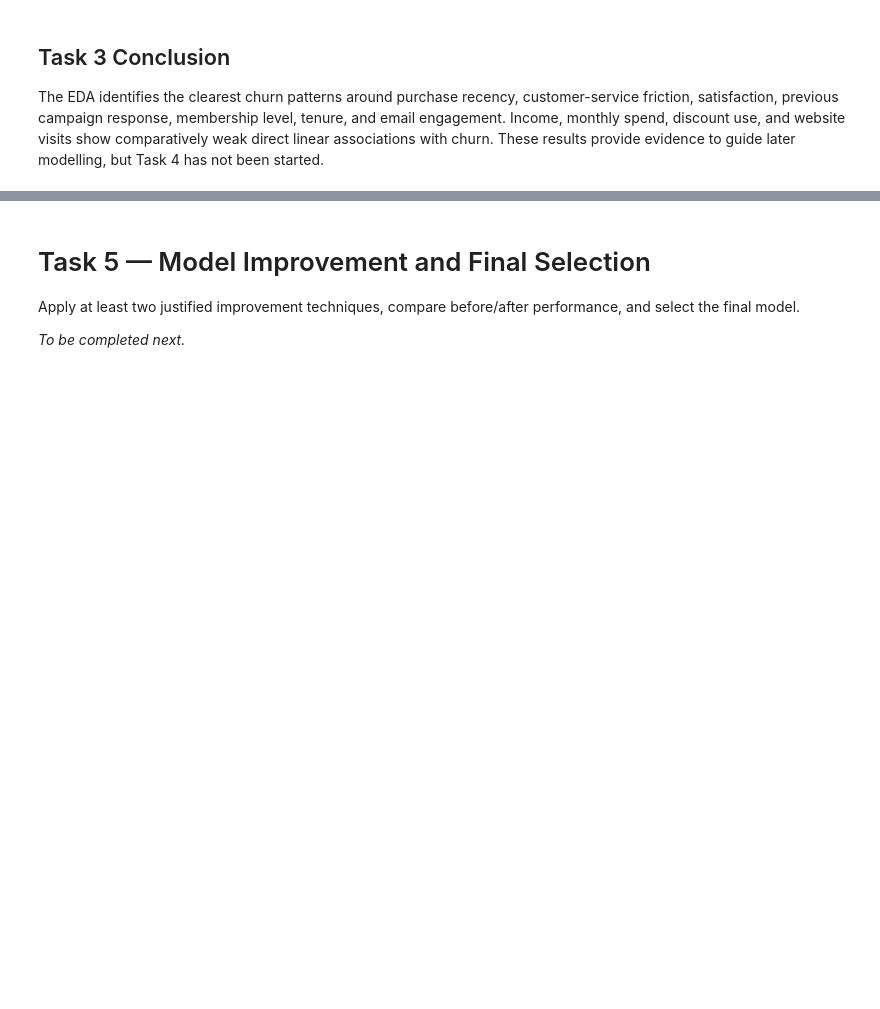
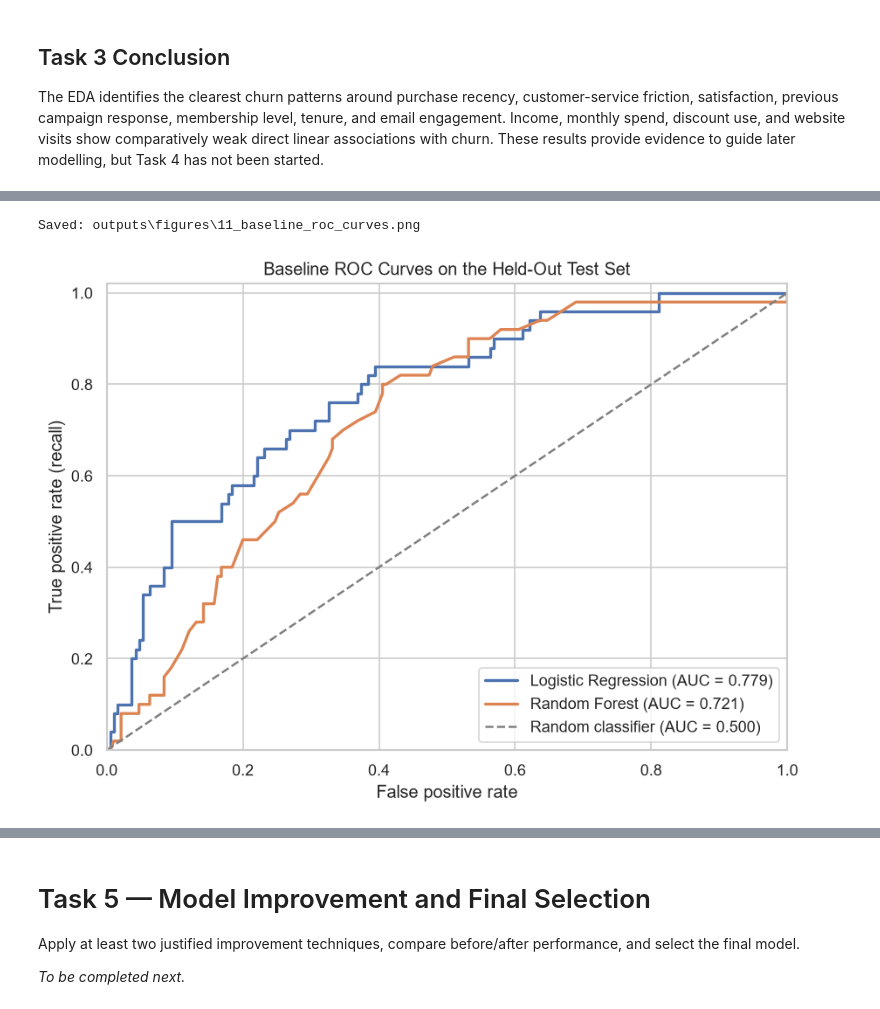
Before and after one commit to HaneenDahbour/novamart-customer-retention, a Jupyter notebook: NovaMart_Final_Project.ipynb, the cells around one changed output, grey strips where cells are left out. Drawn from its saved outputs; the diff is of its cells as text; code cells hidden in the pictures; blank space fills up the shorter version.

```diff
--- a/NovaMart_Final_Project.ipynb
+++ b/NovaMart_Final_Project.ipynb
@@ -1080,0 +1326,19 @@ Build and compare at least two binary classification models using a held-out tes
+# %%
+fig, ax = plt.subplots(figsize=(7.5, 5.5))
+for model_name, probabilities in test_probabilities.items():
+    false_positive_rate, true_positive_rate, _ = roc_curve(y_test, probabilities)
+    auc_value = roc_auc_score(y_test, probabilities)
+    ax.plot(false_positive_rate, true_positive_rate, linewidth=2,
+            label=f"{model_name} (AUC = {auc_value:.3f})")
+
+ax.plot([0, 1], [0, 1], linestyle="--", color="gray", label="Random classifier (AUC = 0.500)")
+ax.set_title("Baseline ROC Curves on the Held-Out Test Set")
+ax.set_xlabel("False positive rate")
+ax.set_ylabel("True positive rate (recall)")
+ax.set_xlim(0, 1)
+ax.set_ylim(0, 1.02)
+ax.legend(loc="lower right")
+save_and_display(fig, "11_baseline_roc_curves.png")
+# %% [output]
+Saved: outputs\figures\11_baseline_roc_curves.png
+[figure, added]
```
Also changed, not shown: parts of 19 cells of this notebook, 6 other files.
